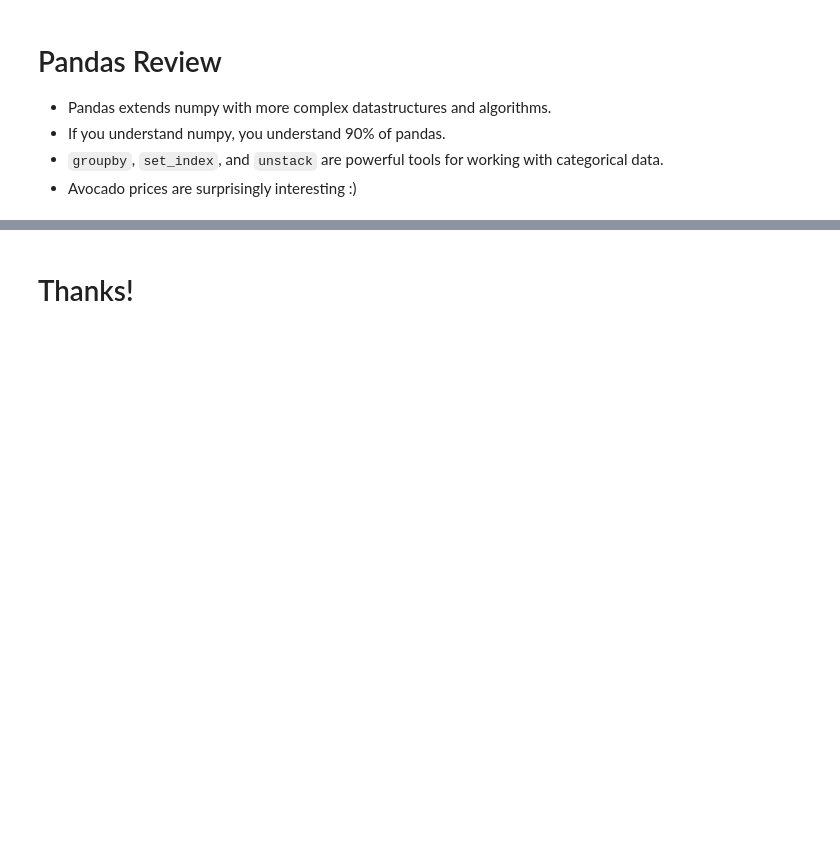
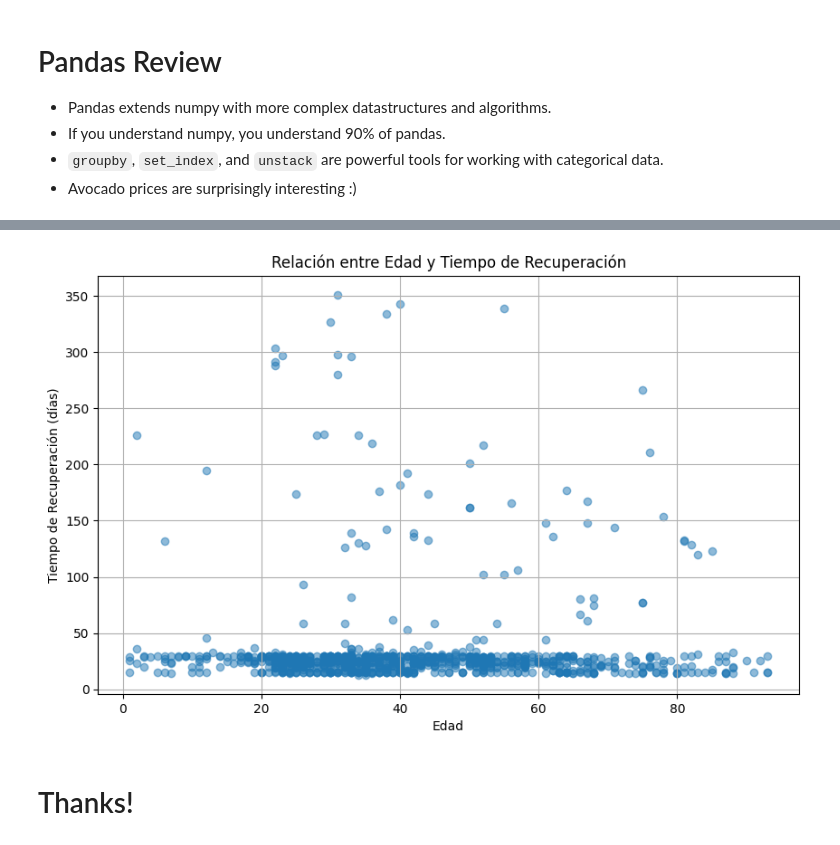
Before and after one commit to JuanDanielRamirezMojica/MetNumUN2024I, a Jupyter notebook: Lab2/juaramirezmo_Lab2.ipynb, the cells around one changed output, grey strips where cells are left out. Saved outputs shown, nothing was run; the diff lists cells and outputs as text; code cells hidden in the pictures; blank space fills up the shorter version.

```diff
--- a/Lab2/juaramirezmo_Lab2.ipynb
+++ b/Lab2/juaramirezmo_Lab2.ipynb
@@ -1833,2 +1921,22 @@ ax.set_xticklabels(ax.get_xticklabels(), rotation=45);
+# %%
+import pandas as pd
+import matplotlib.pyplot as plt
+
+tabla['fecha_inicio_sintomas'] = pd.to_datetime(tabla['fecha_inicio_sintomas'])
+tabla['fecha_recuperado'] = pd.to_datetime(tabla['fecha_recuperado'])
+
+tabla['tiempo_recuperacion'] = tabla['fecha_recuperado'] - tabla['fecha_inicio_sintomas']
+
+tabla['tiempo_recuperacion_dias'] = tabla['tiempo_recuperacion'].dt.days
+
+plt.figure(figsize=(10, 6))
+plt.scatter(tabla['edad'], tabla['tiempo_recuperacion_dias'], alpha=0.5)
+plt.title('Relación entre Edad y Tiempo de Recuperación')
+plt.xlabel('Edad')
+plt.ylabel('Tiempo de Recuperación (días)')
+plt.grid(True)
+plt.show()
+# %% [output]
+[figure, added]
 # %% [markdown]
 # Thanks!
```
Also changed, not shown: parts of 7 cells of this notebook.
